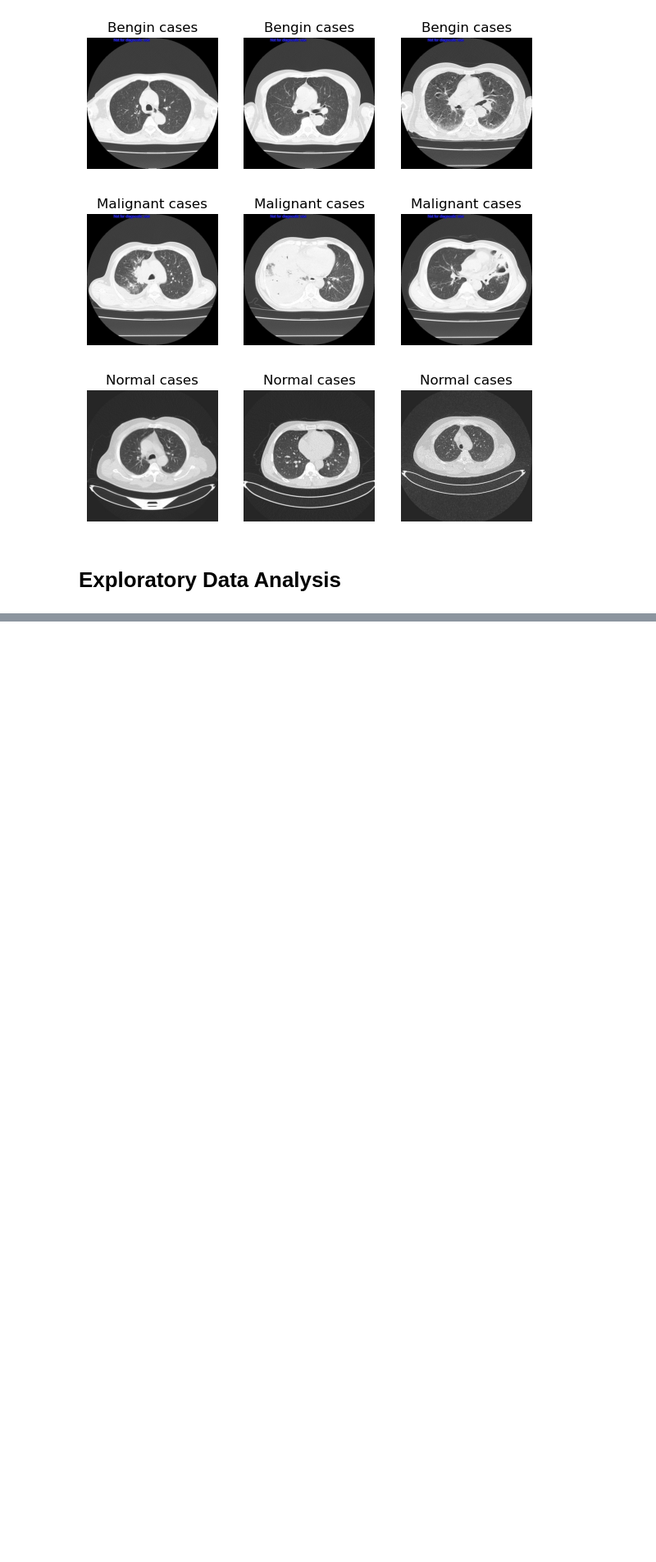
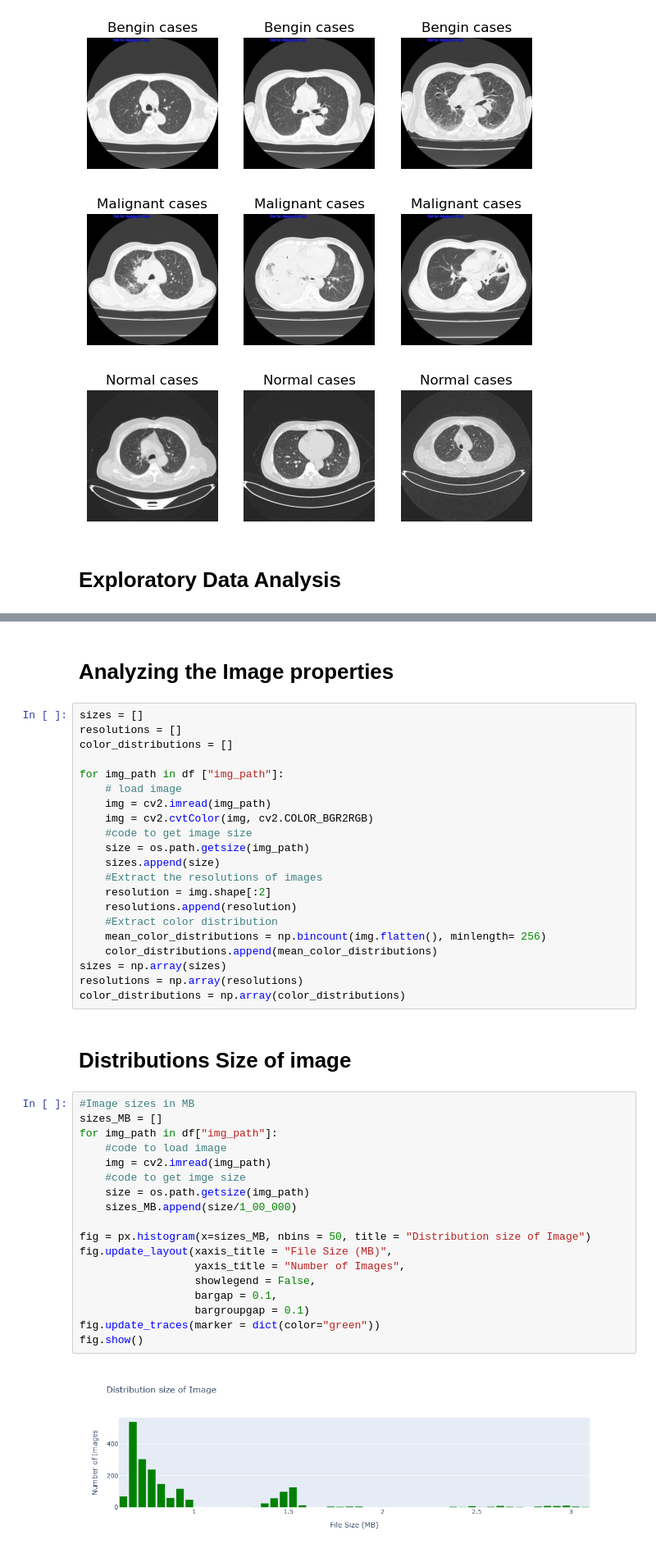
Before and after one commit to pradeepkhadka505/7150CEM_DataScience_Project, a Jupyter notebook: LungsCancerDetection_UsingCNN.ipynb, the cells around one changed output, grey strips where cells are left out. Shown: that part at 82% size. Drawn from its saved outputs; the diff is of its cells as text; blank space fills up the shorter version.

Commit message:
Few update for analyzing image properties and size distribution

```diff
--- a/LungsCancerDetection_UsingCNN.ipynb
+++ b/LungsCancerDetection_UsingCNN.ipynb
@@ -76,3 +76,48 @@ fig = px.histogram(data_frame = countData, x = "label", y = "count", width=800,
 fig.show()
 # %% [output]
 [figure]
+# %% [markdown]
+# Analyzing the Image properties
+# %%
+sizes = []
+resolutions = []
+color_distributions = []
+
+for img_path in df ["img_path"]:
+    # load image
+    img = cv2.imread(img_path)
+    img = cv2.cvtColor(img, cv2.COLOR_BGR2RGB)
+    #code to get image size
+    size = os.path.getsize(img_path)
+    sizes.append(size)
+    #Extract the resolutions of images
+    resolution = img.shape[:2]
+    resolutions.append(resolution)
+    #Extract color distribution
+    mean_color_distributions = np.bincount(img.flatten(), minlength= 256)
+    color_distributions.append(mean_color_distributions)
+sizes = np.array(sizes)
+resolutions = np.array(resolutions)
+color_distributions = np.array(color_distributions)
+# %% [markdown]
+# Distributions Size of image
+# %%
+#Image sizes in MB
+sizes_MB = []
+for img_path in df["img_path"]:
+    #code to load image
+    img = cv2.imread(img_path)
+    #code to get imge size
+    size = os.path.getsize(img_path)
+    sizes_MB.append(size/1_00_000)
+
+fig = px.histogram(x=sizes_MB, nbins = 50, title = "Distribution size of Image")
+fig.update_layout(xaxis_title = "File Size (MB)",
+                  yaxis_title = "Number of Images",
+                  showlegend = False,
+                  bargap = 0.1,
+                  bargroupgap = 0.1)
+fig.update_traces(marker = dict(color="green"))
+fig.show()
+# %% [output]
+[figure, added]
```
Also changed, not shown: parts of 1 cell of this notebook.
